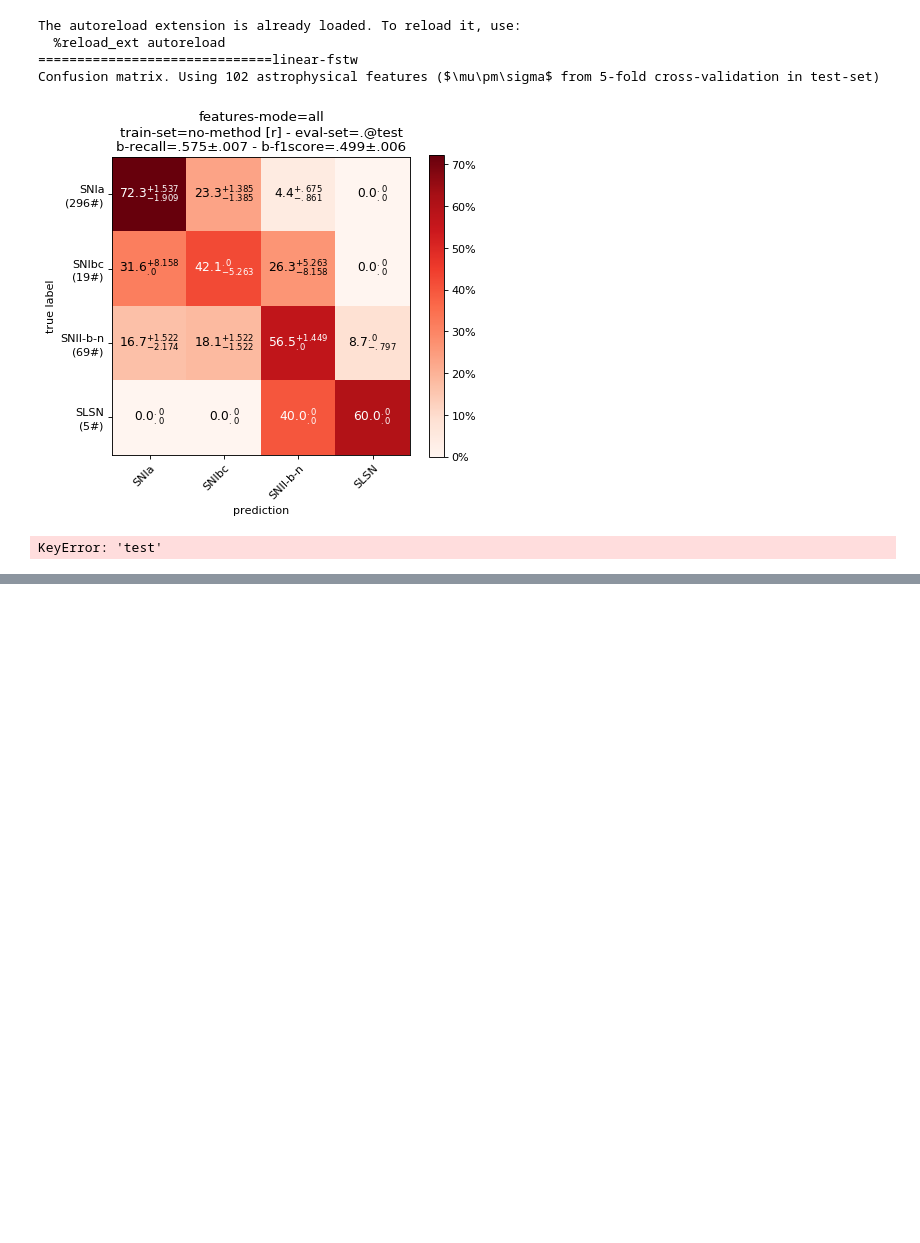
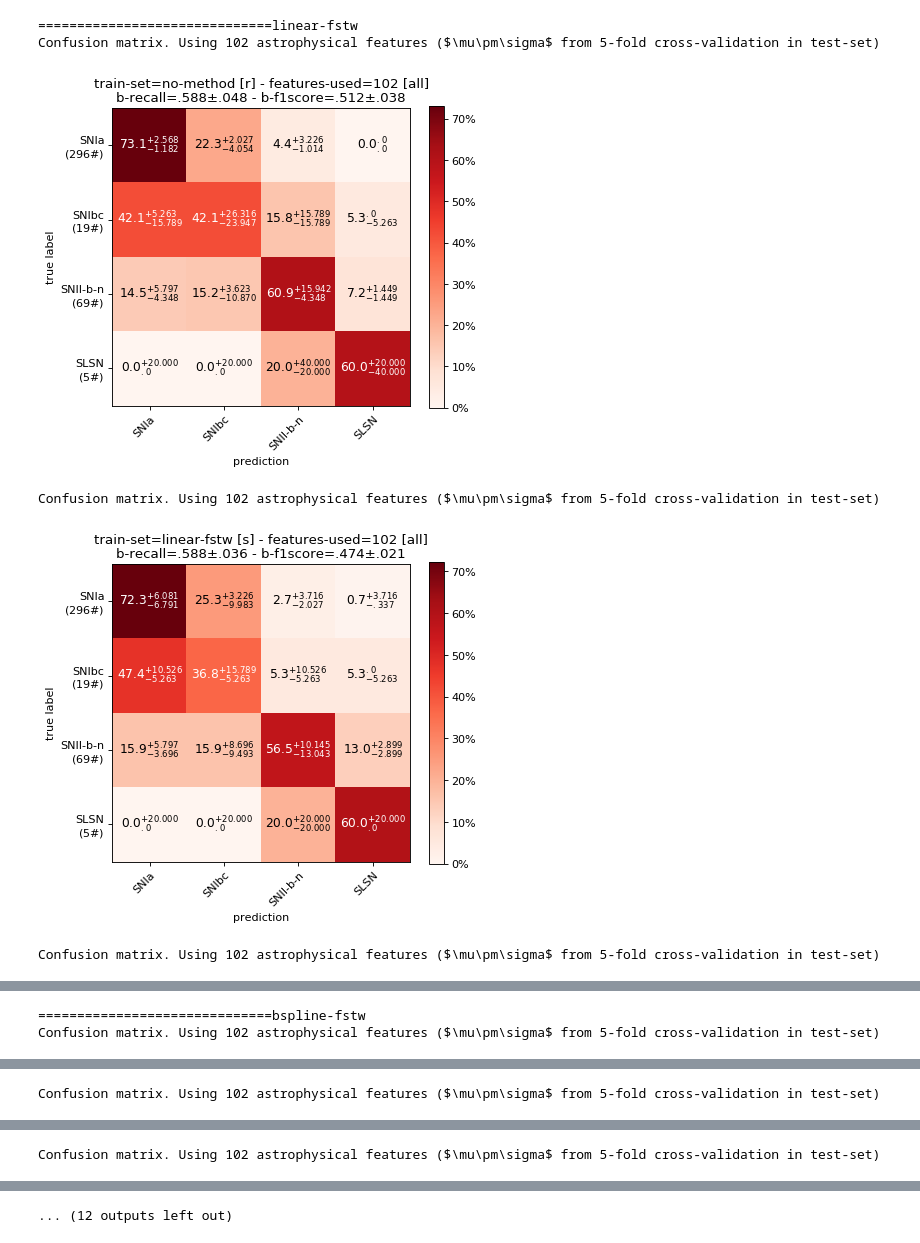
Before and after one commit to opimentel-github/astro-lightcurves-fats, a Jupyter notebook: experiments/metrics_results.ipynb, the cells around one changed output, grey strips where cells are left out. Cells and saved outputs as stored; diff of their text form; code cells hidden in the pictures; blank space fills up the shorter version.

```diff
--- a/experiments/metrics_results.ipynb
+++ b/experiments/metrics_results.ipynb
@@ -21,9 +21,9 @@ def get_kf_text(set_name, kf):
 
 def get_mode_text(mode, features):
     if mode=='sne':
-        return f'Using {len(features)} SNe selected astrophysical features'
+        return f'Using {len(features)} SNe selected astrophysical features [{mode}]'
     else:
-        return f'Using {len(features)} astrophysical features'
+        return f'Using {len(features)} astrophysical features [{mode}]'
 
 mode = 'all' # all sne
 methods = [
@@ -46,36 +46,36 @@ for method in methods:
         class_names = files[0]()['lcset_info']['class_names']
         features = files[0]()['features']
         cms = np.concatenate([f()['cm'][None] for f in files], axis=0)
         bprecision_xe = XError([f()['metrics_dict']['b-precision'] for f in files])
         brecall_xe = XError([f()['metrics_dict']['b-recall'] for f in files])
         bf1score_xe = XError([f()['metrics_dict']['b-f1score'] for f in files])
 
         ### plot cm
         _title = 'no-method [r]' if train_config=='r' else f'{method} [{train_config}]'
         title = ''
-        title += f'features-mode={mode}'+'\n'
-        title += f'train-set={_title} - eval-set={kf}@{eval_lcset_name}'+'\n'
+        title += f'train-set={_title} - features-used={len(features)} [{mode}]'+'\n'
+        #title += f'train-set={_title} - eval-set={kf}@{eval_lcset_name}'+'\n'
         #title += f'b-p/r={bprecision_xe} / {brecall_xe}'+'\n'
         #title += f'b-f1score={bf1score_xe}'+'\n'
         title += f'b-recall={brecall_xe} - b-f1score={bf1score_xe}'+'\n'
         cm_kwargs = {
             'title':title[:-1],
             'figsize':(6,5),
             'new_order_classes':['SNIa', 'SNIbc', 'SNII-b-n', 'SLSN'],
         }
         fig, ax, cm_norm = plot_custom_confusion_matrix(cms, class_names, **cm_kwargs)
         #accu = XError(np.diagonal(cm_norm*100, axis1=1, axis2=2).flatten().tolist())
         #title += f'b-accu={accu}'+'\n'
         #ax.set_title(title[:-1])
         caption = ''
         caption += f'Confusion matrix.'
         caption += f' {get_mode_text(mode, features)} {get_kf_text(eval_lcset_name, kf)}'
         print(caption)
         plt.show()
 # %% [output]
-The autoreload extension is already loaded. To reload it, use:
-  %reload_ext autoreload
 ==============================linear-fstw
 Confusion matrix. Using 102 astrophysical features ($\mu\pm\sigma$ from 5-fold cross-validation in test-set)
-[figure, old version]
+[figure, new version]
-KeyError: 'test'
+Confusion matrix. Using 102 astrophysical features ($\mu\pm\sigma$ from 5-fold cross-validation in test-set)
+[figure, added]
+Confusion matrix. Using 102 astrophysical features ($\mu\pm\sigma$ from 5-fold cross-validation in test-set)
@@ -81,0 +83,2 @@ KeyError: 'test'
+==============================bspline-fstw
+Confusion matrix. Using 102 astrophysical features ($\mu\pm\sigma$ from 5-fold cross-validation in test-set)
@@ -81,0 +86 @@ KeyError: 'test'
+Confusion matrix. Using 102 astrophysical features ($\mu\pm\sigma$ from 5-fold cross-validation in test-set)
@@ -81,0 +88 @@ KeyError: 'test'
+Confusion matrix. Using 102 astrophysical features ($\mu\pm\sigma$ from 5-fold cross-validation in test-set)
@@ -82,3 +90,4 @@ KeyError: 'test'
+... (12 outputs left out)
 # %%
 %load_ext autoreload
 %autoreload 2
```
Also changed, not shown: parts of 3 cells of this notebook, 2 other files.
